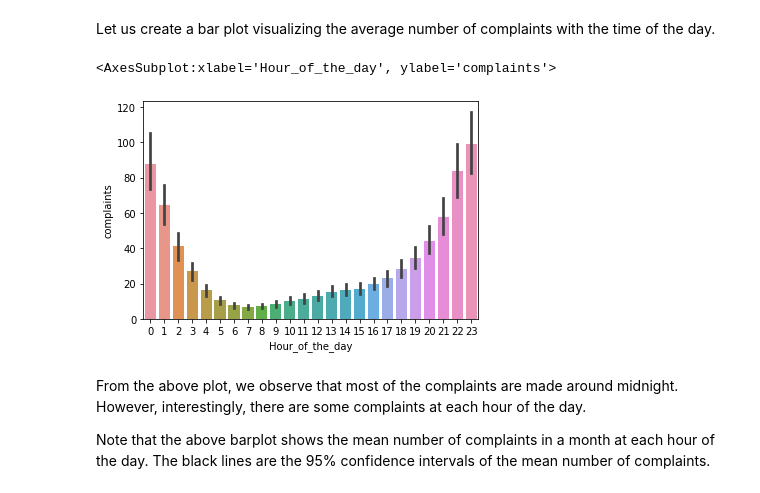
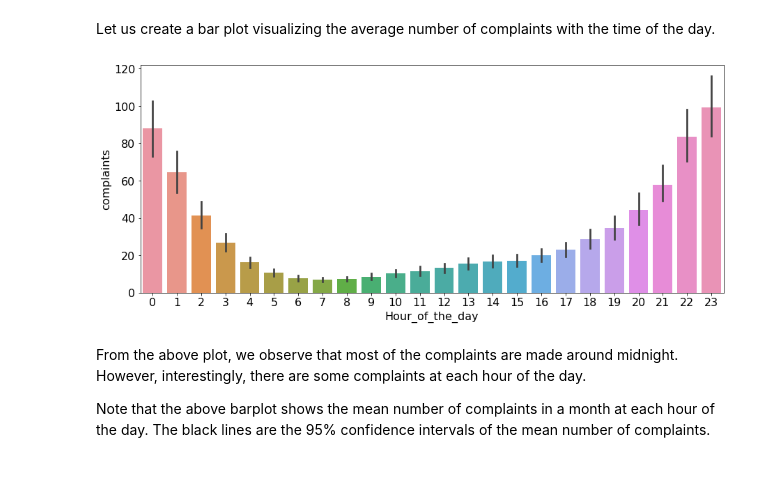
Before and after one commit to NUstat/DataScience_Intro_python, a Jupyter notebook: Data visualization.ipynb, the cells around one changed output. Drawn from its saved outputs; the diff is of its cells as text; code cells hidden in the pictures.

```diff
--- a/Data visualization.ipynb
+++ b/Data visualization.ipynb
@@ -418,10 +420,10 @@ nyc_complaints_grouped.head()
 # %% [markdown]
 Let us create a bar plot visualizing the average number of complaints with the time of the day.
 # %%
-sns.barplot(x="Hour_of_the_day", y = 'complaints',  data=nyc_complaints_grouped)
+ax = sns.barplot(x="Hour_of_the_day", y = 'complaints',  data=nyc_complaints_grouped)
+ax.figure.set_figwidth(15)
 # %% [output]
-<AxesSubplot:xlabel='Hour_of_the_day', ylabel='complaints'>
-[figure, old version]
+[figure, new version]
 # %% [markdown]
 From the above plot, we observe that most of the complaints are made around midnight. However, interestingly, there are some complaints at each hour of the day.
 
```
Also changed, not shown: parts of 34 cells of this notebook.
